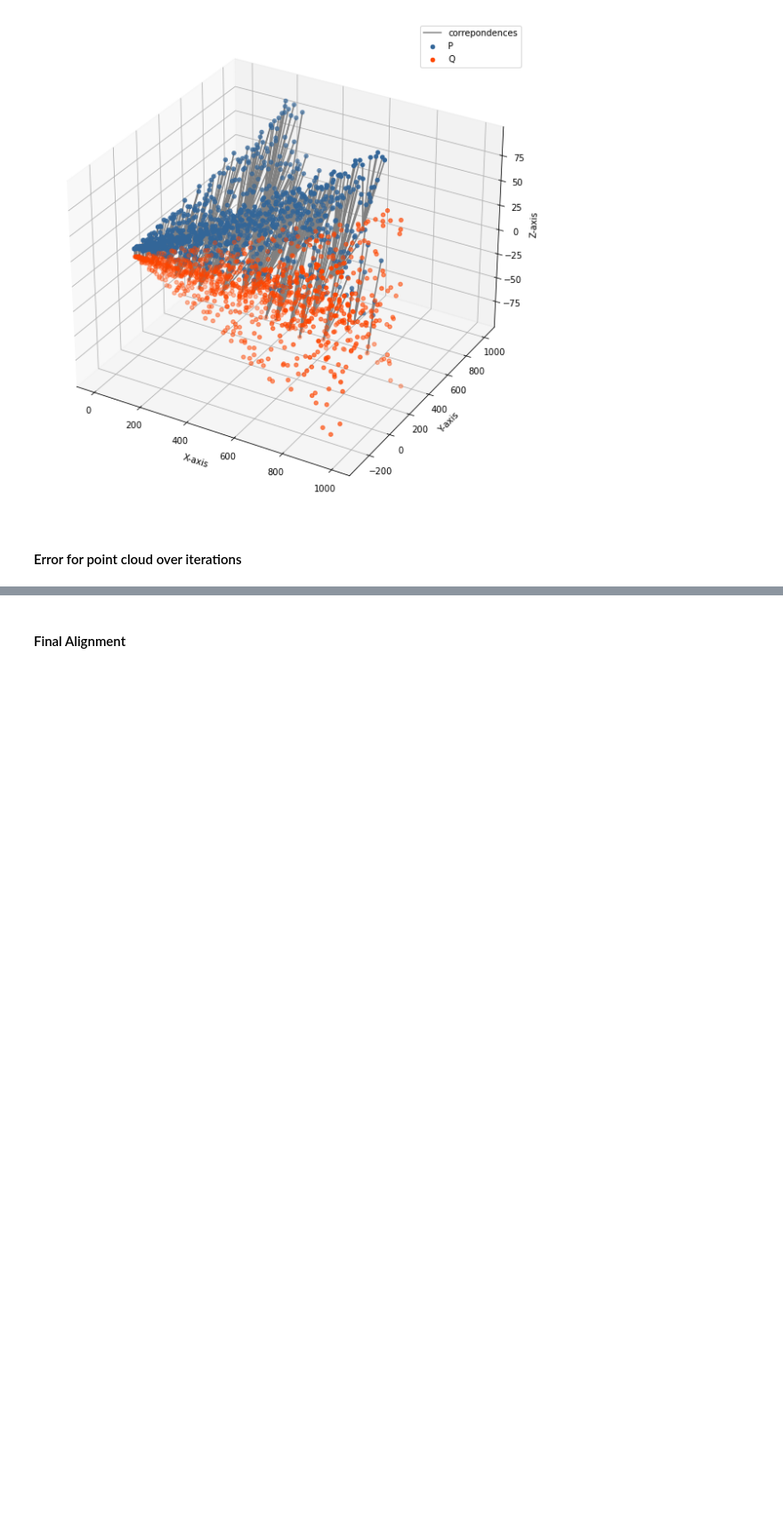
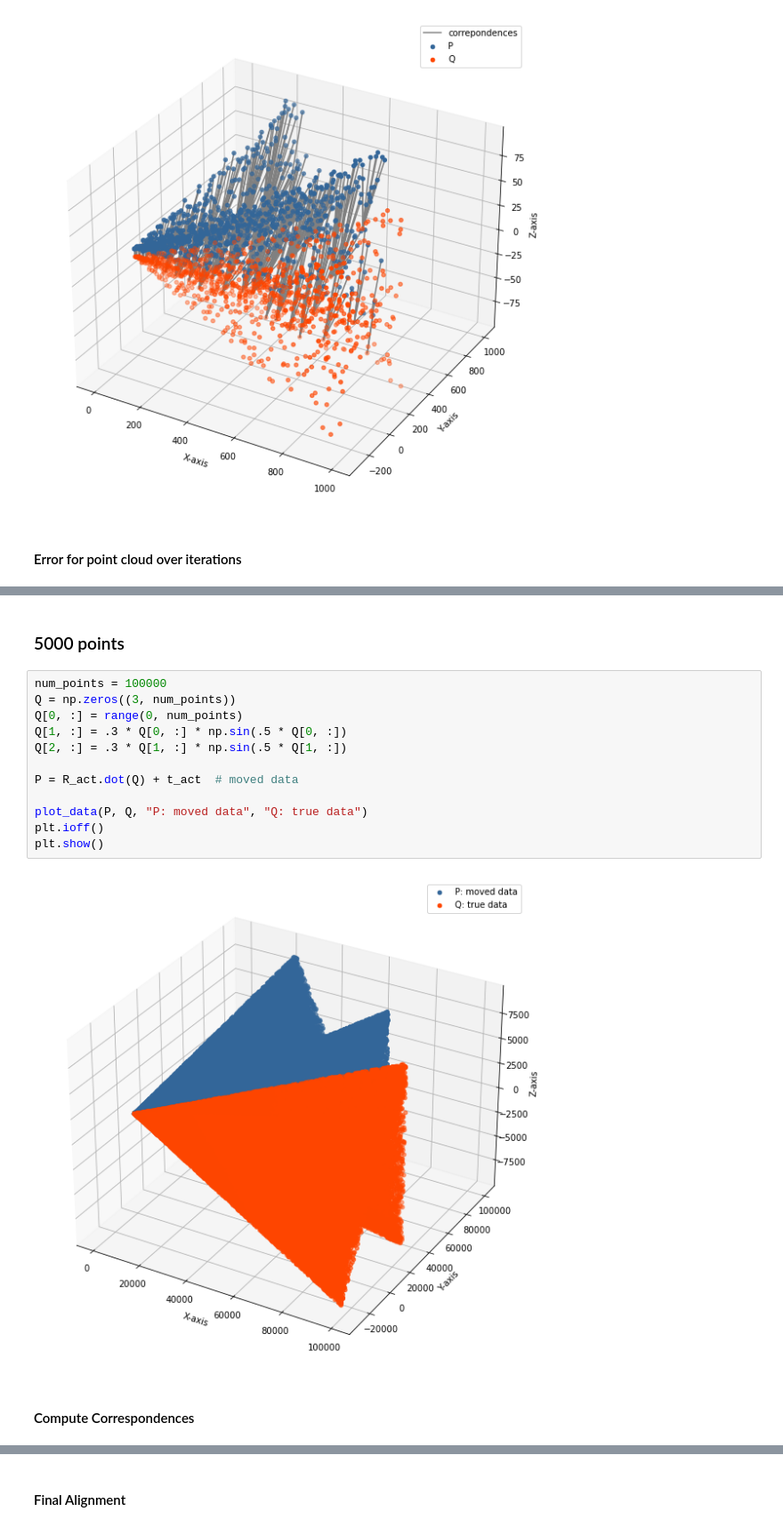
Before and after one commit to dhawals1939/Advanced-Graphics-AR-and-VR, a Jupyter notebook: 2019201089-Assignment3/Non Linear Least Squares.ipynb, the cells around one changed output, grey strips where cells are left out. Shown at 89% size. Cells and saved outputs as stored; diff of their text form; blank space fills up the shorter version.

```diff
--- a/2019201089-Assignment3/Non Linear Least Squares.ipynb
+++ b/2019201089-Assignment3/Non Linear Least Squares.ipynb
@@ -371,0 +386,18 @@ print(chi_values)
+# %% [markdown]
+### 5000 points
+# %%
+num_points = 100000
+Q = np.zeros((3, num_points))
+Q[0, :] = range(0, num_points)
+Q[1, :] = .3 * Q[0, :] * np.sin(.5 * Q[0, :])
+Q[2, :] = .3 * Q[1, :] * np.sin(.5 * Q[1, :])
+
+P = R_act.dot(Q) + t_act  # moved data
+
+plot_data(P, Q, "P: moved data", "Q: true data")
+plt.ioff()
+plt.show()
+# %% [output]
+[figure, added]
+# %% [markdown]
+#### Compute Correspondences
```
Also changed, not shown: parts of 29 cells of this notebook, 8 other files.
